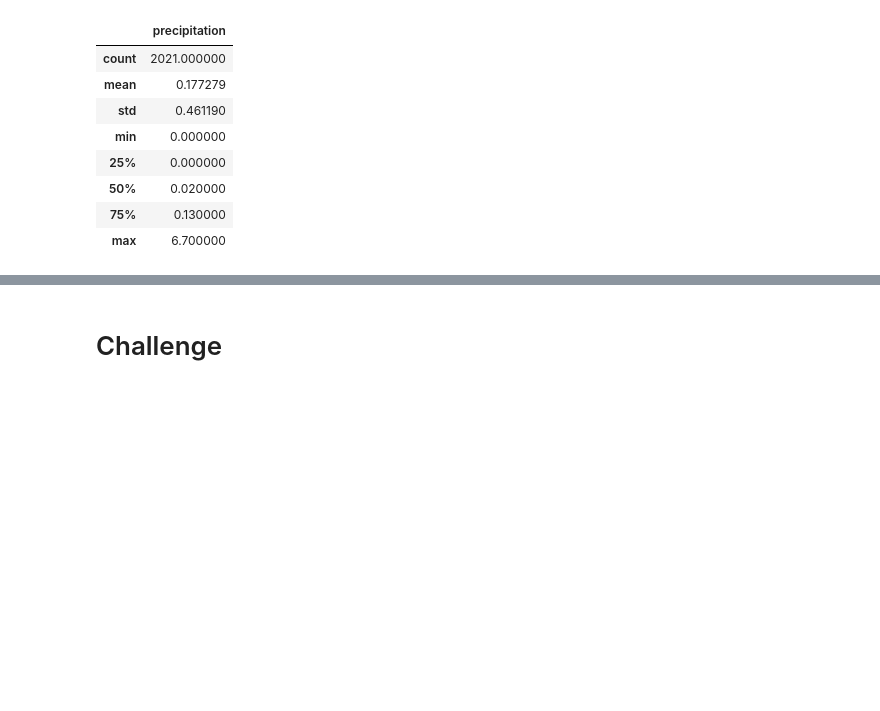
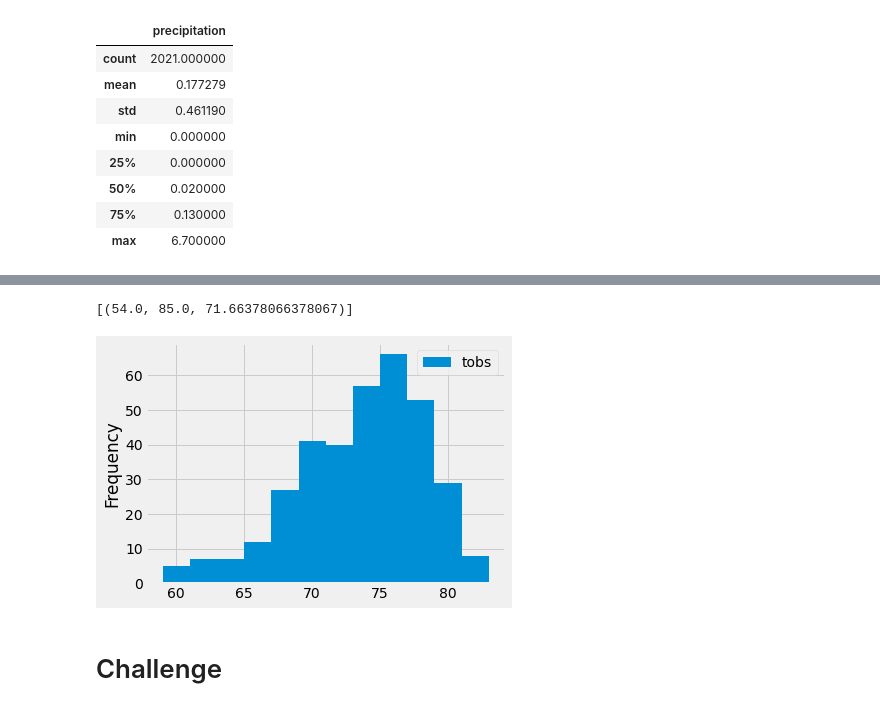
Before and after one commit to DVaughan1914/surf-s-up, a Jupyter notebook: climate_analysis.ipynb, the cells around one changed output, grey strips where cells are left out. Cells and saved outputs as stored; diff of their text form; code cells hidden in the pictures; blank space fills up the shorter version.

```diff
--- a/climate_analysis.ipynb
+++ b/climate_analysis.ipynb
@@ -83,9 +98,26 @@ df.describe()
 # %%
 # Using the station id from the previous query, calculate the lowest temperature recorded,
 # highest temperature recorded, and average temperature most active station?
+session.query(func.min(Measurement.tobs), func.max(Measurement.tobs), func.avg(Measurement.tobs)).\
+filter(Measurement.station == 'USC00519281').all()
+# %% [output]
+[(54.0, 85.0, 71.66378066378067)]
 # %%
 # Choose the station with the highest number of temperature observations.
 # Query the last 12 months of temperature observation data for this station and plot the results as a histogram
+results = session.query(Measurement.tobs).\
+filter(Measurement.station == 'USC00519281').\
+filter(Measurement.date >= prev_year).all()
+df = pd.DataFrame(results, columns=['tobs'])
+#print(results)
+#print(df)
+#Use DataFrame(df) to plot the temperature observations(tobs) with a histogram
+#Create bins in the range of 5-20. Create observations into 12 different bins
+df.plot.hist(bins=12)
+#Compress the x-axis so that they can fit into the box holding our plot
+plt.tight_layout()
+# %% [output]
+[figure, added]
 # %%
 # Write a function called `calc_temps` that will accept start date and end date in the format '%Y-%m-%d'
 # and return the minimum, average, and maximum temperatures for that range of dates
```
Also changed, not shown: parts of 2 cells of this notebook.
